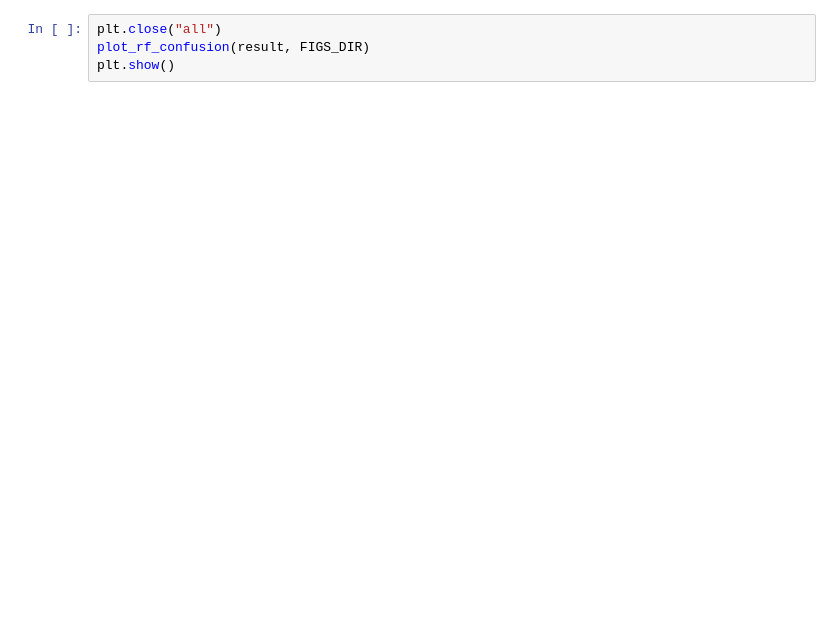
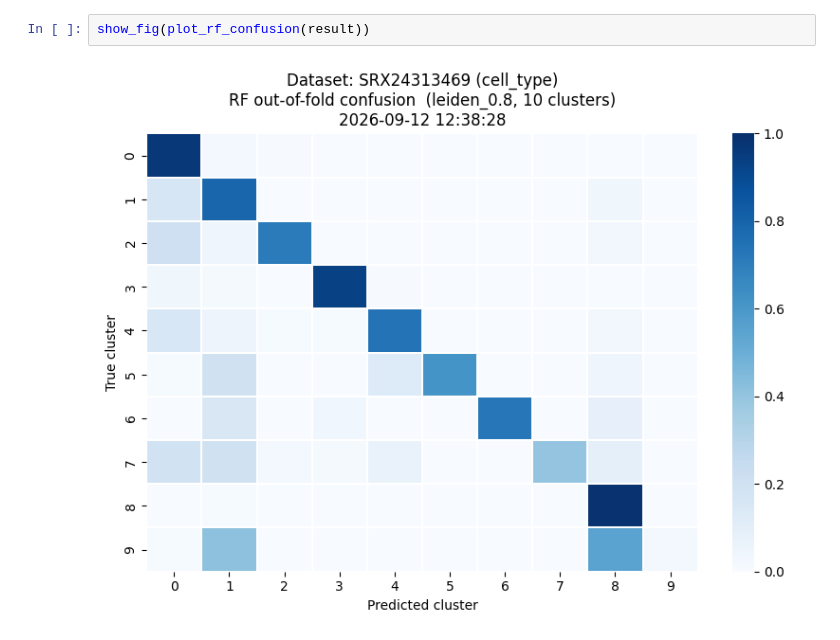
Before and after one commit to otodreas/scBaseCount_Pipeline, a Jupyter notebook: notebooks/utility/single_srx_cluster_validation.ipynb, the cells around one changed output. Cells and saved outputs as stored; diff of their text form; blank space fills up the shorter version.

```diff
--- a/notebooks/utility/single_srx_cluster_validation.ipynb
+++ b/notebooks/utility/single_srx_cluster_validation.ipynb
@@ -80,5 +115,5 @@ plt.show()
 # %%
-plt.close("all")
-plot_rf_confusion(result, FIGS_DIR)
-plt.show()
+show_fig(plot_rf_confusion(result))
+# %% [output]
+[figure, added]
 # %%
```
Also changed, not shown: parts of 17 cells of this notebook, 9 other files.
